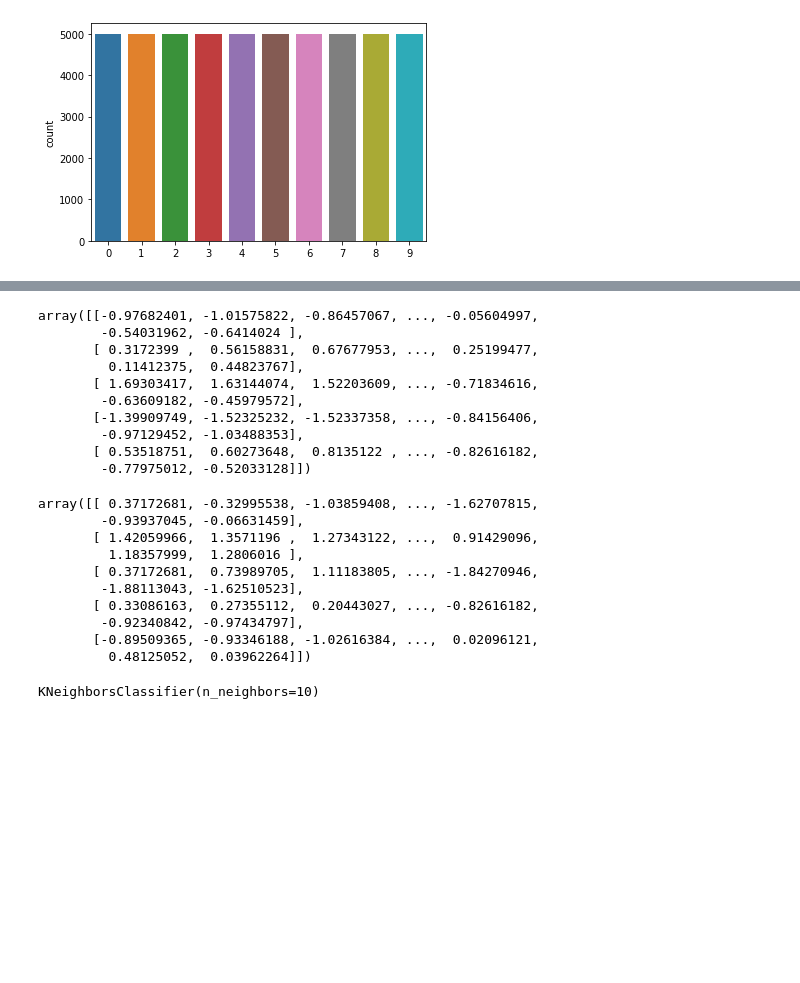
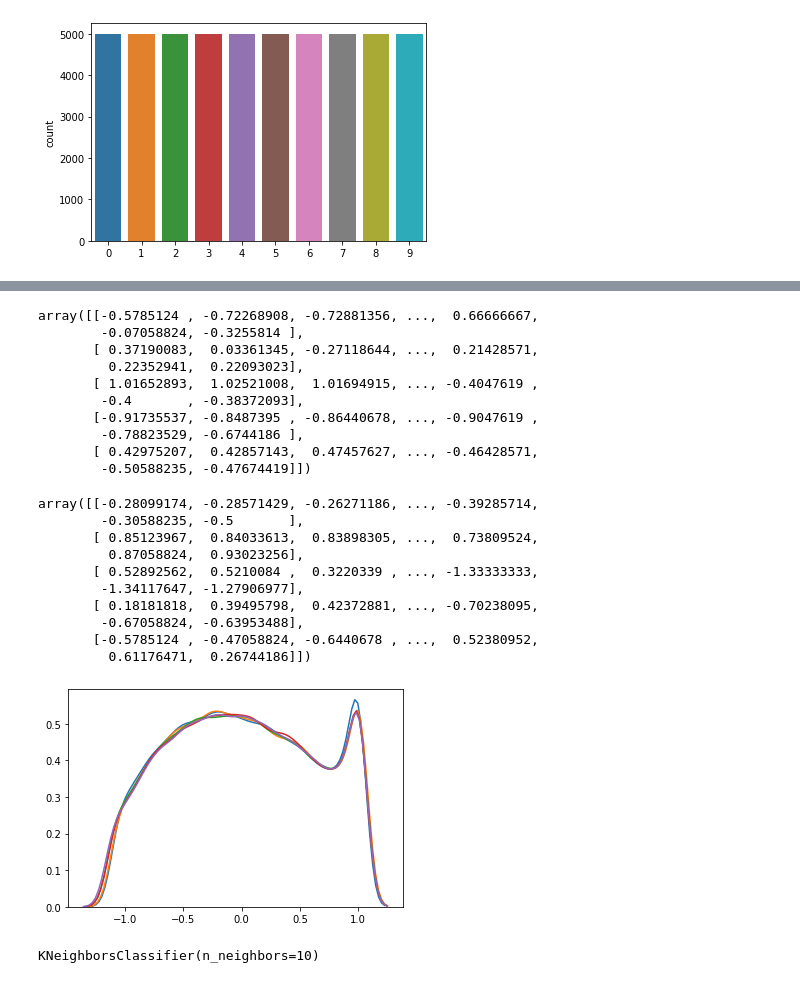
Before and after one commit to ngoctint1lvc/data-mining, a Jupyter notebook: train.ipynb, the cells around one changed output, grey strips where cells are left out. Drawn from its saved outputs; the diff is of its cells as text; code cells hidden in the pictures; blank space fills up the shorter version.

```diff
--- a/train.ipynb
+++ b/train.ipynb
@@ -67,34 +91,40 @@ array([[158, 112,  49, ...,  21,  67, 110],
 # %%
+from sklearn.preprocessing import RobustScaler
+
 # scale features
 
-scaler = StandardScaler()
+scaler = RobustScaler()
 X_train_scaled = scaler.fit_transform(X_train)
 X_test_scaled = scaler.transform(X_test)
 
 display(X_train_scaled[:5,:])
 
 display(X_test_scaled[:5,:])
+
+for i in range(5):
+  sns.kdeplot(X_train_scaled[:,i])
 # %% [output]
-array([[-0.97682401, -1.01575822, -0.86457067, ..., -0.05604997,
-        -0.54031962, -0.6414024 ],
-       [ 0.3172399 ,  0.56158831,  0.67677953, ...,  0.25199477,
-         0.11412375,  0.44823767],
-       [ 1.69303417,  1.63144074,  1.52203609, ..., -0.71834616,
-        -0.63609182, -0.45979572],
-       [-1.39909749, -1.52325232, -1.52337358, ..., -0.84156406,
-        -0.97129452, -1.03488353],
-       [ 0.53518751,  0.60273648,  0.8135122 , ..., -0.82616182,
-        -0.77975012, -0.52033128]])
+array([[-0.5785124 , -0.72268908, -0.72881356, ...,  0.66666667,
+        -0.07058824, -0.3255814 ],
+       [ 0.37190083,  0.03361345, -0.27118644, ...,  0.21428571,
+         0.22352941,  0.22093023],
+       [ 1.01652893,  1.02521008,  1.01694915, ..., -0.4047619 ,
+        -0.4       , -0.38372093],
+       [-0.91735537, -0.8487395 , -0.86440678, ..., -0.9047619 ,
+        -0.78823529, -0.6744186 ],
+       [ 0.42975207,  0.42857143,  0.47457627, ..., -0.46428571,
+        -0.50588235, -0.47674419]])
-array([[ 0.37172681, -0.32995538, -1.03859408, ..., -1.62707815,
-        -0.93937045, -0.06631459],
-       [ 1.42059966,  1.3571196 ,  1.27343122, ...,  0.91429096,
-         1.18357999,  1.2806016 ],
-       [ 0.37172681,  0.73989705,  1.11183805, ..., -1.84270946,
-        -1.88113043, -1.62510523],
-       [ 0.33086163,  0.27355112,  0.20443027, ..., -0.82616182,
-        -0.92340842, -0.97434797],
-       [-0.89509365, -0.93346188, -1.02616384, ...,  0.02096121,
-         0.48125052,  0.03962264]])
+array([[-0.28099174, -0.28571429, -0.26271186, ..., -0.39285714,
+        -0.30588235, -0.5       ],
+       [ 0.85123967,  0.84033613,  0.83898305, ...,  0.73809524,
+         0.87058824,  0.93023256],
+       [ 0.52892562,  0.5210084 ,  0.3220339 , ..., -1.33333333,
+        -1.34117647, -1.27906977],
+       [ 0.18181818,  0.39495798,  0.42372881, ..., -0.70238095,
+        -0.67058824, -0.63953488],
+       [-0.5785124 , -0.47058824, -0.6440678 , ...,  0.52380952,
+         0.61176471,  0.26744186]])
+[figure, added]
 # %%
 knn = KNeighborsClassifier(n_neighbors=10)
 knn.fit(X_train_scaled, Y_train)
```
Also changed, not shown: parts of 5 cells of this notebook, 2 other files.
